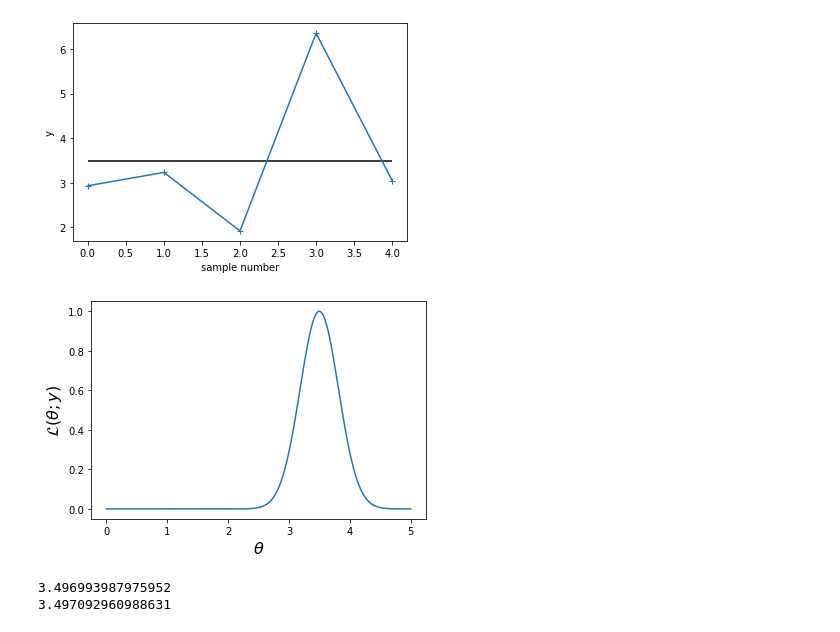
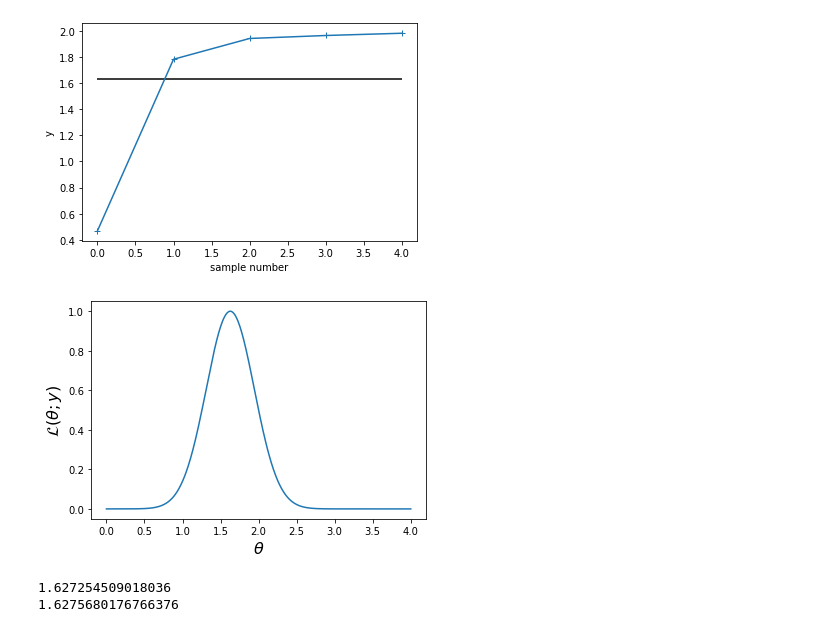
Before and after one commit to omaclaren/open-presentations, a Jupyter notebook: models-data-lectorial/example_constant.ipynb, the cells around one changed output. Saved outputs shown, nothing was run; the diff lists cells and outputs as text; code cells hidden in the pictures.

```diff
--- a/models-data-lectorial/example_constant.ipynb
+++ b/models-data-lectorial/example_constant.ipynb
@@ -1,7 +1,7 @@
 # %%
 import numpy as np
 # %%
-theta_true = 3
+theta_true = 2
 sigma = 1
 e = np.random.normal(0,sigma,size=5)
 y_obs = theta_true + e
@@ -12,25 +12,25 @@ plt.ylabel('y')
 plt.xlabel('sample number')
 plt.show()
 # %% [output]
-[figure, old version]
+[figure, new version]
 # %%
 
 def likelihood(theta):
-    return (1/(2*np.pi*sigma**2))*np.exp(-np.sum((y_obs-theta)**2))
+    return (1/(2*np.pi*sigma**2))*np.exp(-(1/(2*sigma**2))*np.sum((y_obs-theta)**2))
 # %%
-theta_grid = np.linspace(0,5,500)
+theta_grid = np.linspace(0,4,500)
 likes = np.array([likelihood(theta_i) for theta_i in theta_grid])
 
 plt.plot(theta_grid,likes/np.max(likes))
 plt.ylabel(r'$\mathcal{L}(\theta; y)$',fontsize=16)
 plt.xlabel(r'$\theta$',fontsize=16)
 plt.show()
 # %% [output]
-[figure, old version]
+[figure, new version]
 # %%
 print(theta_grid[np.argmax(likes)])
 print(np.mean(y_obs))
 # %% [output]
-3.496993987975952
-3.497092960988631
+1.627254509018036
+1.6275680176766376
 # %%
```
Also changed, not shown: parts of 3 cells of this notebook, 1 other file.
